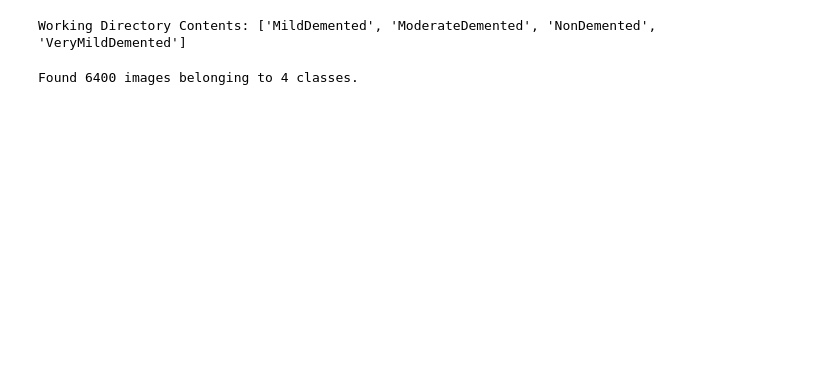
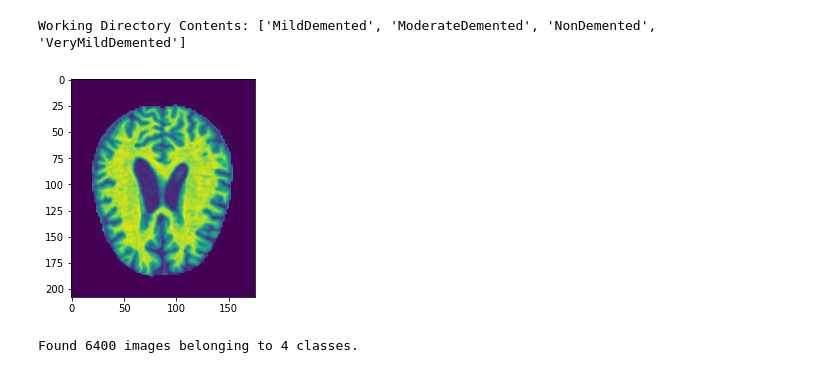
Before and after one commit to olajideajayi/Alzheimer-s-and-Dementia-Predictive-Model, a Jupyter notebook: Alzheimer Prediction Model.ipynb, the cells around one changed output. Saved outputs shown, nothing was run; the diff lists cells and outputs as text; code cells hidden in the pictures; blank space fills up the shorter version.

```diff
--- a/Alzheimer Prediction Model.ipynb
+++ b/Alzheimer Prediction Model.ipynb
@@ -53,3 +50,9 @@ Working Directory Contents: ['MildDemented', 'ModerateDemented', 'NonDemented',
+# %%
+#Read and plot Sample Image
+img=mpimg.imread('27.jpg')
+imgplot = plt.imshow(img)
+# %% [output]
+[figure, added]
 # %%
 #Classes and Image dimensions
 W_DIR = './dataset/'
```
Also changed, not shown: parts of 20 cells of this notebook.
